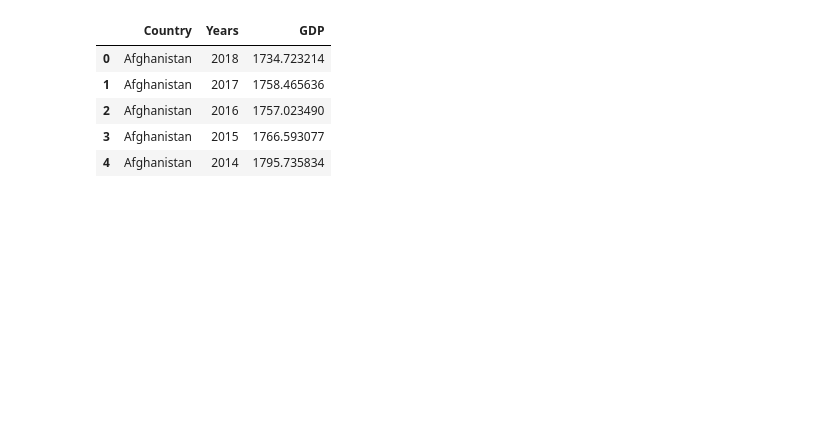
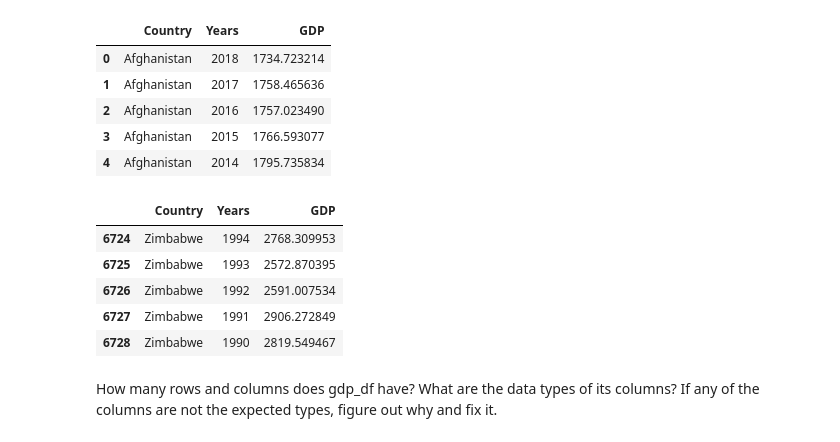
Before and after one commit to nss-data-science-cohort-4/dq1-undata-matthgray, a Jupyter notebook: un_data.ipynb, the cells around one changed output. Cells and saved outputs as stored; diff of their text form; code cells hidden in the pictures; blank space fills up the shorter version.

```diff
--- a/un_data.ipynb
+++ b/un_data.ipynb
@@ -67,3 +70,16 @@ ngdp_df.head()
 | 2 | Afghanistan | 2016 | 1757.023490 |
 | 3 | Afghanistan | 2015 | 1766.593077 |
 | 4 | Afghanistan | 2014 | 1795.735834 |
+# %%
+nngdp_df.tail()
+# %% [output]
+|  | Country | Years | GDP |
+| 6724 | Zimbabwe | 1994 | 2768.309953 |
+| 6725 | Zimbabwe | 1993 | 2572.870395 |
+| 6726 | Zimbabwe | 1992 | 2591.007534 |
+| 6727 | Zimbabwe | 1991 | 2906.272849 |
+| 6728 | Zimbabwe | 1990 | 2819.549467 |
+# %% [markdown]
+How many rows and columns does gdp_df have? What are the data types
+of its columns? If any of the columns are not the expected types, figure
+out why and fix it.
```
Also changed, not shown: parts of 23 cells of this notebook.
